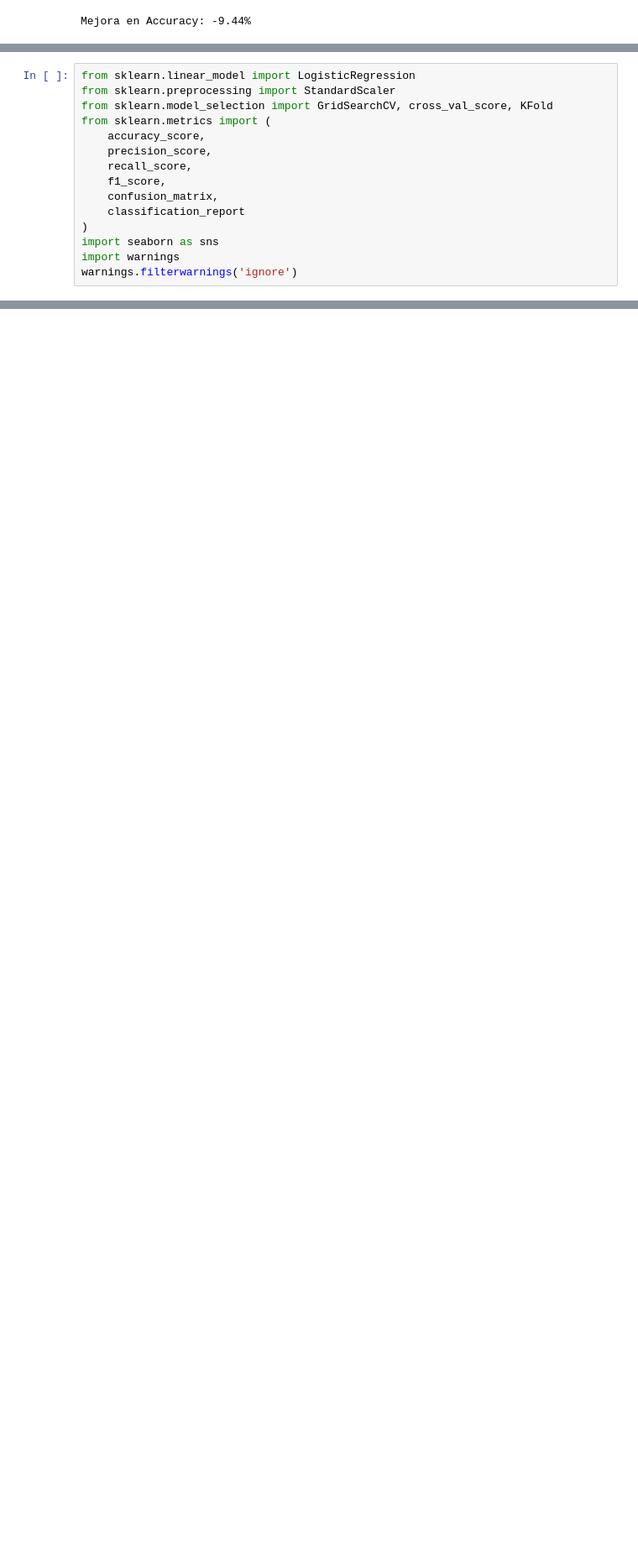
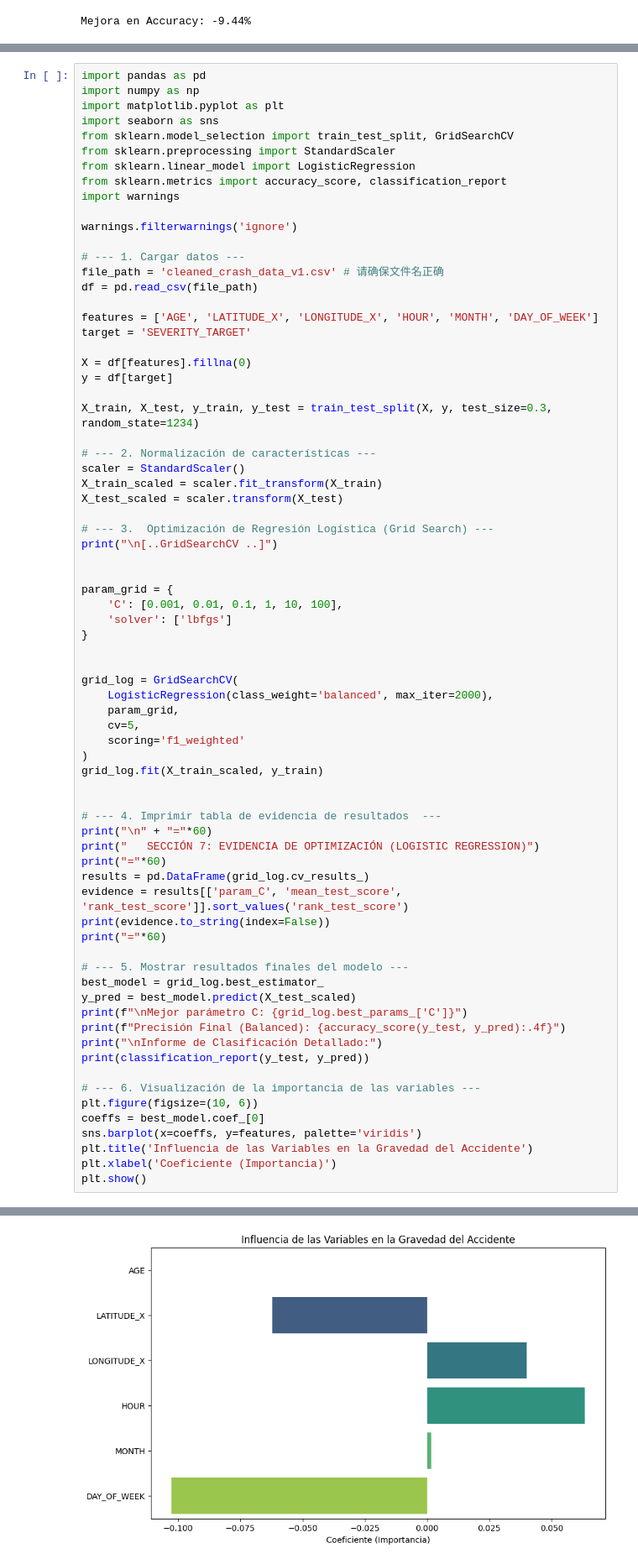
Before and after one commit to beirasmm/aprendizaxe_automatico, a Jupyter notebook: notebook.ipynb, the cells around one changed output, grey strips where cells are left out. Shown at 84% size. Saved outputs shown, nothing was run; the diff lists cells and outputs as text; blank space fills up the shorter version.

```diff
--- a/notebook.ipynb
+++ b/notebook.ipynb
@@ -1675,15 +1674,74 @@ En este bloque se importan las librerías necesarias para el modelado:
 # %%
+import pandas as pd
+import numpy as np
+import matplotlib.pyplot as plt
+import seaborn as sns
+from sklearn.model_selection import train_test_split, GridSearchCV
+from sklearn.preprocessing import StandardScaler
 from sklearn.linear_model import LogisticRegression
-from sklearn.preprocessing import StandardScaler
-from sklearn.model_selection import GridSearchCV, cross_val_score, KFold
-from sklearn.metrics import (
-    accuracy_score,
-    precision_score,
-    recall_score,
-    f1_score,
-    confusion_matrix,
-    classification_report
+from sklearn.metrics import accuracy_score, classification_report
+import warnings
+
+warnings.filterwarnings('ignore')
+
+# --- 1. Cargar datos ---
+file_path = 'cleaned_crash_data_v1.csv' # 请确保文件名正确
+df = pd.read_csv(file_path)
+
+features = ['AGE', 'LATITUDE_X', 'LONGITUDE_X', 'HOUR', 'MONTH', 'DAY_OF_WEEK']
+target = 'SEVERITY_TARGET'
+
+X = df[features].fillna(0)
+y = df[target]
+
+X_train, X_test, y_train, y_test = train_test_split(X, y, test_size=0.3, random_state=1234)
+
+# --- 2. Normalización de características ---
+scaler = StandardScaler()
+X_train_scaled = scaler.fit_transform(X_train)
+X_test_scaled = scaler.transform(X_test)
+
+# --- 3.  Optimización de Regresión Logística (Grid Search) ---
+print("\n[..GridSearchCV ..]")
+
+
+param_grid = {
+    'C': [0.001, 0.01, 0.1, 1, 10, 100],
+    'solver': ['lbfgs']
+}
+
+
+grid_log = GridSearchCV(
+    LogisticRegression(class_weight='balanced', max_iter=2000),
+    param_grid,
+    cv=5,
+    scoring='f1_weighted'
 )
-import seaborn as sns
-import warnings
-warnings.filterwarnings('ignore')
+grid_log.fit(X_train_scaled, y_train)
+
+
+# --- 4. Imprimir tabla de evidencia de resultados  ---
+print("\n" + "="*60)
+print("   SECCIÓN 7: EVIDENCIA DE OPTIMIZACIÓN (LOGISTIC REGRESSION)")
+print("="*60)
+results = pd.DataFrame(grid_log.cv_results_)
+evidence = results[['param_C', 'mean_test_score', 'rank_test_score']].sort_values('rank_test_score')
+print(evidence.to_string(index=False))
+print("="*60)
+
+# --- 5. Mostrar resultados finales del modelo ---
+best_model = grid_log.best_estimator_
+y_pred = best_model.predict(X_test_scaled)
+print(f"\nMejor parámetro C: {grid_log.best_params_['C']}")
+print(f"Precisión Final (Balanced): {accuracy_score(y_test, y_pred):.4f}")
+print("\nInforme de Clasificación Detallado:")
+print(classification_report(y_test, y_pred))
+
+# --- 6. Visualización de la importancia de las variables ---
+plt.figure(figsize=(10, 6))
+coeffs = best_model.coef_[0]
+sns.barplot(x=coeffs, y=features, palette='viridis')
+plt.title('Influencia de las Variables en la Gravedad del Accidente')
+plt.xlabel('Coeficiente (Importancia)')
+plt.show()
+# %% [output]
@@ -1689,0 +1765 @@ warnings.filterwarnings('ignore')
+[figure, added]
```
Also changed, not shown: parts of 17 cells of this notebook.
